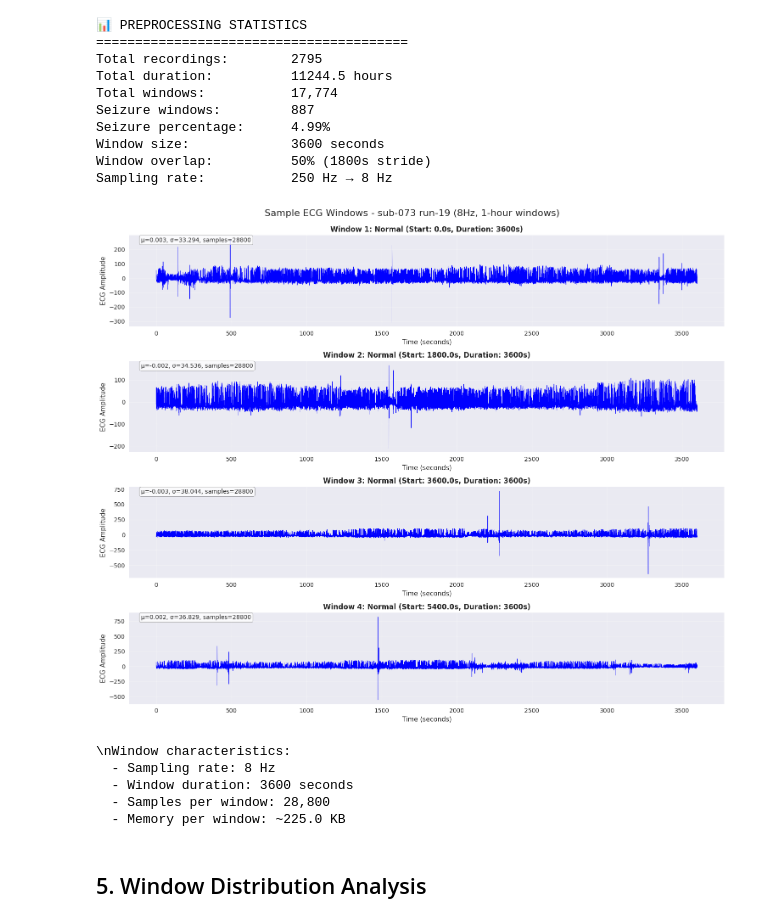
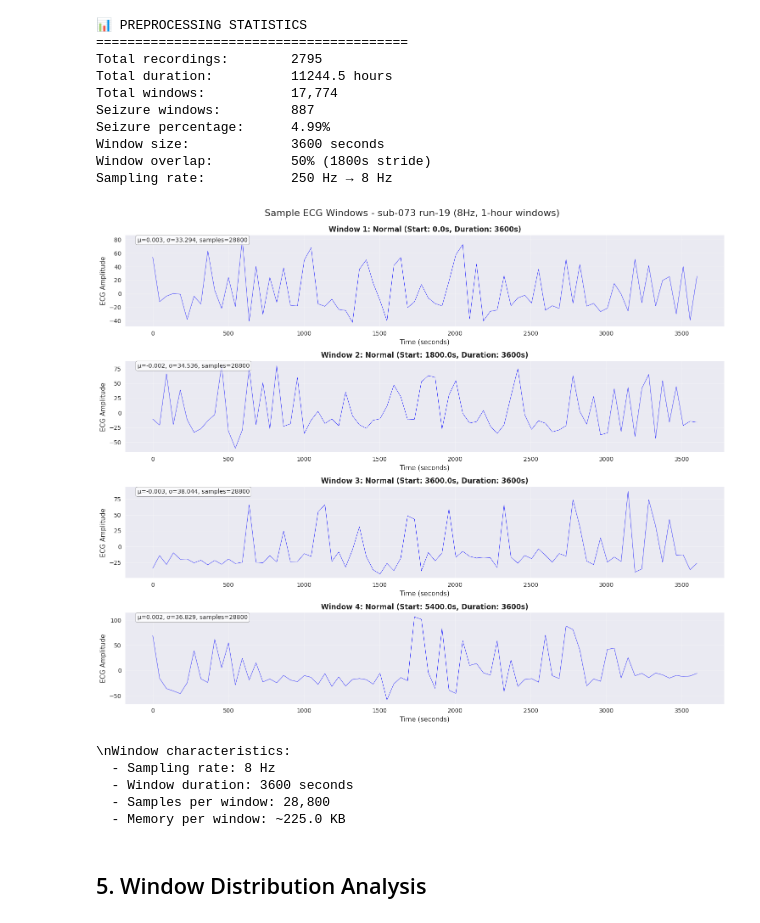
Before and after one commit to creintjes/ecg-seizure-detection, a Jupyter notebook: notebooks/preprocessing_results_8hz_3600sec.ipynb, the cells around one changed output. Drawn from its saved outputs; the diff is of its cells as text; code cells hidden in the pictures.

```diff
--- a/notebooks/preprocessing_results_8hz_3600sec.ipynb
+++ b/notebooks/preprocessing_results_8hz_3600sec.ipynb
@@ -238,35 +238,35 @@ else:
             label_text = 'Seizure' if label == 1 else 'Normal'
 
             # Plot full window (might be very long, so subsample for display)
-            display_samples = min(len(window), 8000)  # Show max 8000 samples for readability
+            display_samples = min(len(window), 80)  # Show max 8000 samples for readability
             display_indices = np.linspace(0, len(window)-1, display_samples, dtype=int)
 
             axes[i].plot(time_axis[display_indices], window[display_indices], color=color, linewidth=0.5)
             axes[i].set_title(f'Window {i+1}: {label_text} (Start: {meta["start_time"]:.1f}s, Duration: {len(window)/fs:.0f}s)',
                              fontsize=12, fontweight='bold')
             axes[i].set_xlabel('Time (seconds)')
             axes[i].set_ylabel('ECG Amplitude')
             axes[i].grid(True, alpha=0.3)
 
             # Add statistics
             mean_val = np.mean(window)
             std_val = np.std(window)
             axes[i].text(0.02, 0.98, f'μ={mean_val:.3f}, σ={std_val:.3f}, samples={len(window)}',
                         transform=axes[i].transAxes, verticalalignment='top',
                         bbox=dict(boxstyle='round', facecolor='white', alpha=0.8))
 
         plt.tight_layout()
         plt.suptitle(f'Sample ECG Windows - {first_result["subject_id"]} {first_result["run_id"]} (8Hz, 1-hour windows)',
                      fontsize=16, y=1.02)
         plt.show()
 
         print(f"\\nWindow characteristics:")
         print(f"  - Sampling rate: {fs} Hz")
         print(f"  - Window duration: {len(sample_windows[0])/fs:.0f} seconds")
         print(f"  - Samples per window: {len(sample_windows[0]):,}")
         print(f"  - Memory per window: ~{len(sample_windows[0]) * 8 / 1024:.1f} KB")
 # %% [output]
-[figure, old version]
+[figure, new version]
 \nWindow characteristics:
   - Sampling rate: 8 Hz
   - Window duration: 3600 seconds
```
Also changed, not shown: 5 other files.
